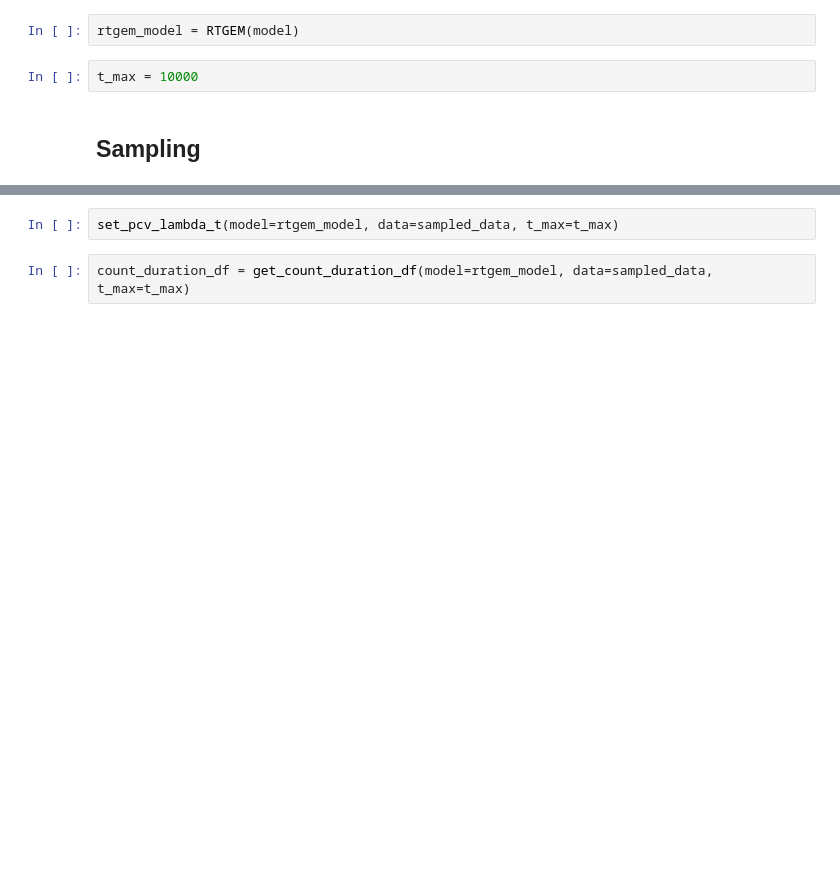
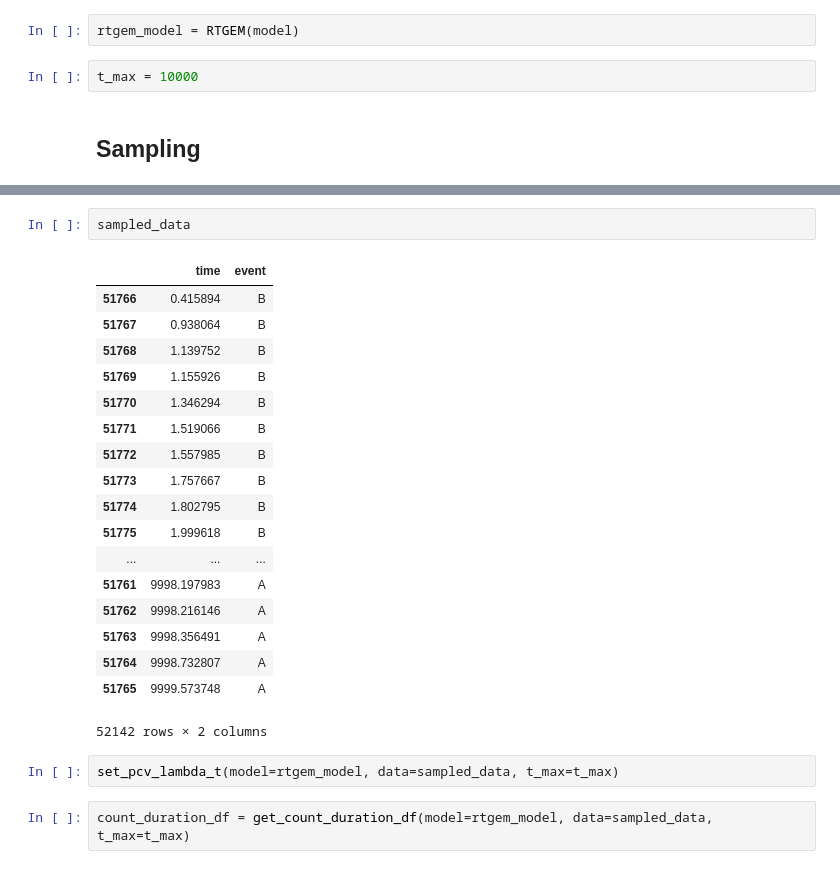
Before and after one commit to mok33/GMEs_experiments, a Jupyter notebook: RTGEM_L.ipynb, the cells around one changed output, grey strips where cells are left out. Saved outputs shown, nothing was run; the diff lists cells and outputs as text; blank space fills up the shorter version.

```diff
--- a/RTGEM_L.ipynb
+++ b/RTGEM_L.ipynb
@@ -43,3 +53,24 @@ sampled_data = sample_from_tgem(rtgem_model, t_min=0, t_max=t_max)
+# %%
+sampled_data
+# %% [output]
+|  | time | event |
+| 51766 | 0.415894 | B |
+| 51767 | 0.938064 | B |
+| 51768 | 1.139752 | B |
+| 51769 | 1.155926 | B |
+| 51770 | 1.346294 | B |
+| 51771 | 1.519066 | B |
+| 51772 | 1.557985 | B |
+| 51773 | 1.757667 | B |
+| 51774 | 1.802795 | B |
+| 51775 | 1.999618 | B |
+| ... | ... | ... |
+| 51761 | 9998.197983 | A |
+| 51762 | 9998.216146 | A |
+| 51763 | 9998.356491 | A |
+| 51764 | 9998.732807 | A |
+| 51765 | 9999.573748 | A |
+52142 rows × 2 columns
 # %%
 set_pcv_lambda_t(model=rtgem_model, data=sampled_data, t_max=t_max)
 # %%
```
Also changed, not shown: parts of 44 cells of this notebook, 4 other files.
